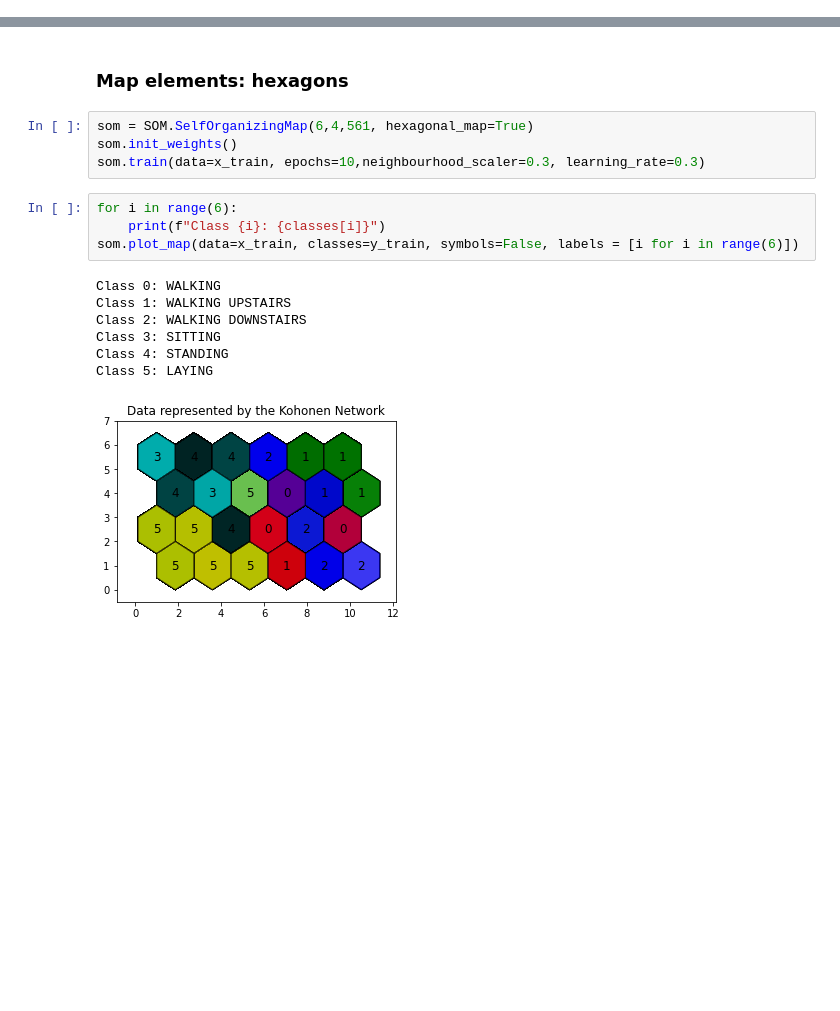
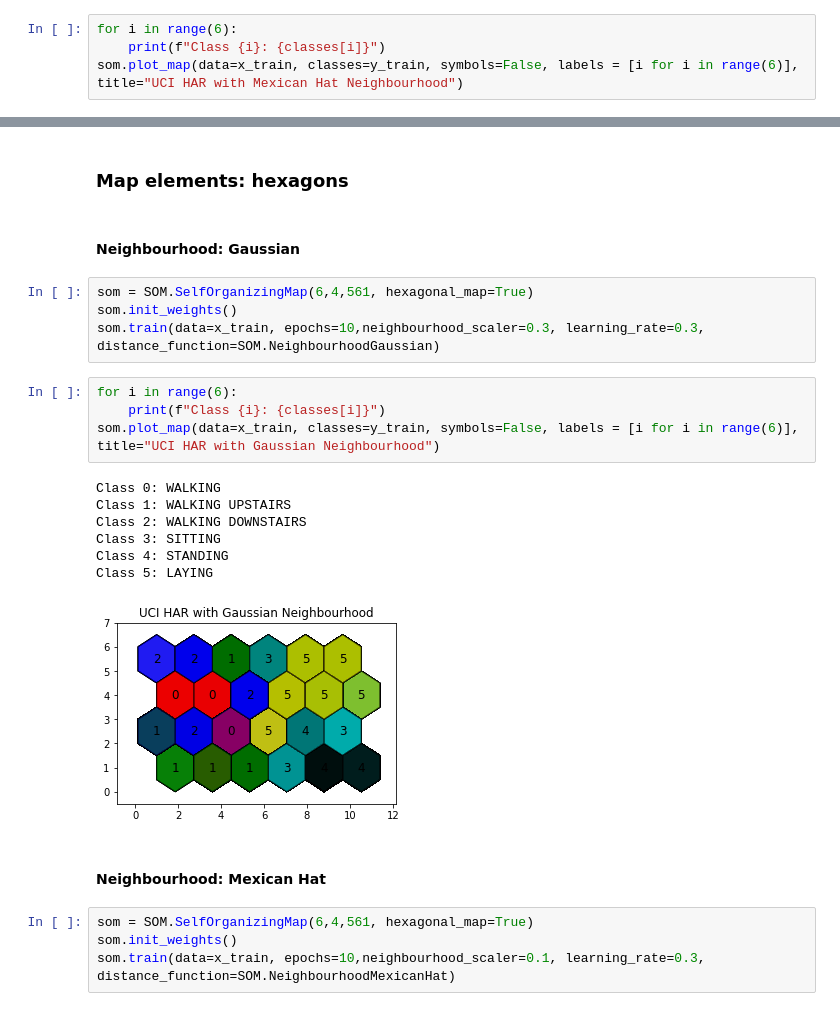
Before and after one commit to mstaczek/miowad, a Jupyter notebook: SOM/lab2.ipynb, the cells around one changed output, grey strips where cells are left out. Cells and saved outputs as stored; diff of their text form; blank space fills up the shorter version.

```diff
--- a/SOM/lab2.ipynb
+++ b/SOM/lab2.ipynb
@@ -134,0 +167,4 @@ Class 5: LAYING
+# %%
+for i in range(6):
+    print(f"Class {i}: {classes[i]}")
+som.plot_map(data=x_train, classes=y_train, symbols=False, labels = [i for i in range(6)], title="UCI HAR with Mexican Hat Neighbourhood")
@@ -135,18 +179,26 @@ Class 5: LAYING
 # %% [markdown]
 ### Map elements: hexagons
+# %% [markdown]
+#### Neighbourhood: Gaussian
 # %%
 som = SOM.SelfOrganizingMap(6,4,561, hexagonal_map=True)
 som.init_weights()
-som.train(data=x_train, epochs=10,neighbourhood_scaler=0.3, learning_rate=0.3)
+som.train(data=x_train, epochs=10,neighbourhood_scaler=0.3, learning_rate=0.3, distance_function=SOM.NeighbourhoodGaussian)
 # %%
 for i in range(6):
     print(f"Class {i}: {classes[i]}")
-som.plot_map(data=x_train, classes=y_train, symbols=False, labels = [i for i in range(6)])
+som.plot_map(data=x_train, classes=y_train, symbols=False, labels = [i for i in range(6)], title="UCI HAR with Gaussian Neighbourhood")
 # %% [output]
 Class 0: WALKING
 Class 1: WALKING UPSTAIRS
 Class 2: WALKING DOWNSTAIRS
 Class 3: SITTING
 Class 4: STANDING
 Class 5: LAYING
-[figure, old version]
+[figure, new version]
+# %% [markdown]
+#### Neighbourhood: Mexican Hat
+# %%
+som = SOM.SelfOrganizingMap(6,4,561, hexagonal_map=True)
+som.init_weights()
+som.train(data=x_train, epochs=10,neighbourhood_scaler=0.1, learning_rate=0.3, distance_function=SOM.NeighbourhoodMexicanHat)
```
Also changed, not shown: parts of 20 cells of this notebook.
